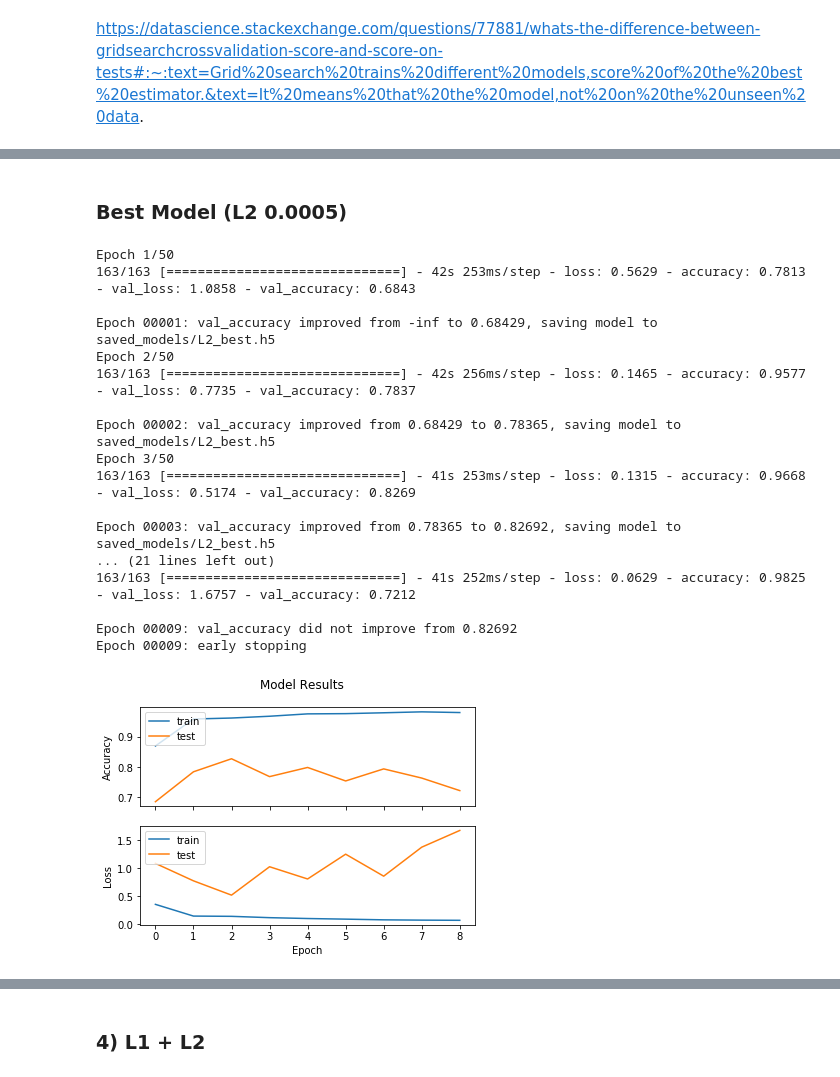
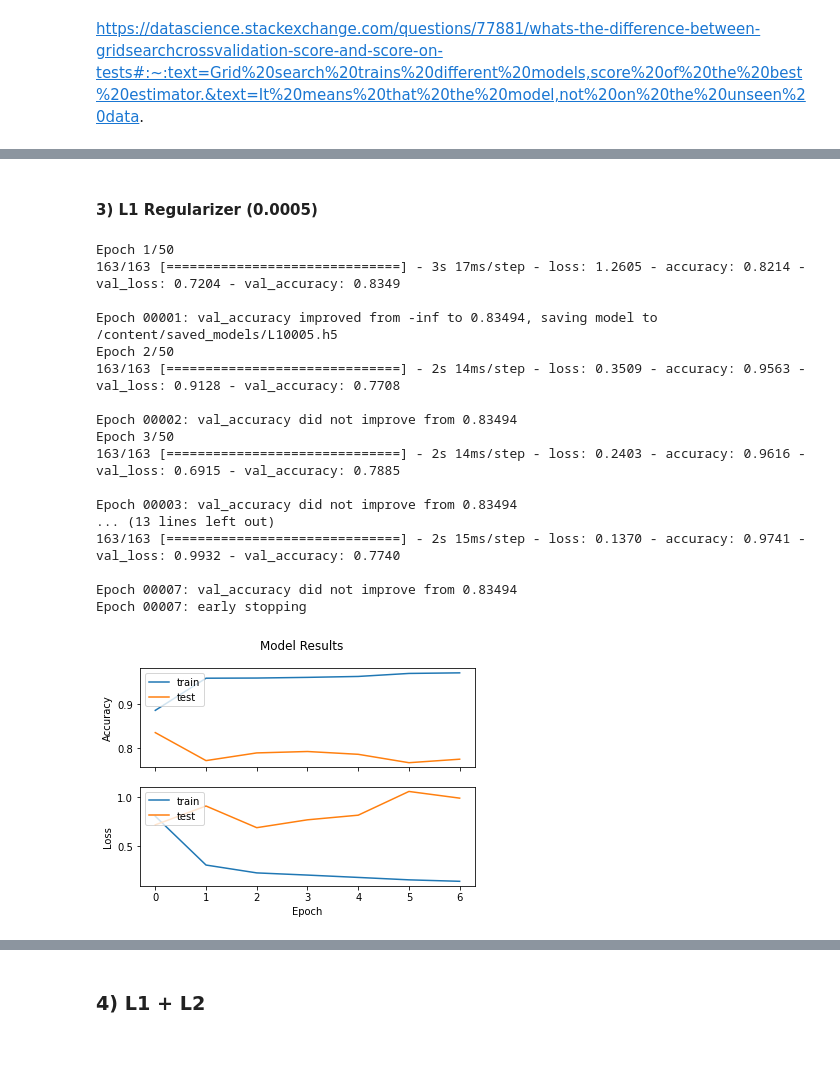
Before and after one commit to jingyunw/CNN_Image_Classification, a Jupyter notebook: Google_Colab_Pneumonia_Detection_Deep_Learning.ipynb, the cells around one changed output, grey strips where cells are left out. Saved outputs shown, nothing was run; the diff lists cells and outputs as text; code cells hidden in the pictures; blank space fills up the shorter version.

Commit message:
grid search w/ result, pretrained the best

```diff
--- a/Google_Colab_Pneumonia_Detection_Deep_Learning.ipynb
+++ b/Google_Colab_Pneumonia_Detection_Deep_Learning.ipynb
@@ -826,2 +724,2 @@ L1_grid_history.best_params_
 # %% [markdown]
-### Best Model (L2 0.0005)
+#### 3) L1 Regularizer (0.0005)
@@ -847,33 +726,34 @@ L2_best.compile(optimizer='adam',
+# %%
+L1_reg = L1_regularizer_model(0.0005)
 # %%
-es_L2_best = [EarlyStopping(monitor='val_accuracy', mode='max', verbose=1, patience=6),
-              ModelCheckpoint(filepath='saved_models/L2_best.h5',
-                         monitor='val_accuracy', mode='max', verbose=1, save_best_only=True)]
+mc_L1_reg = ModelCheckpoint(filepath='/content/saved_models/L1_reg.h5',
+                             monitor='val_accuracy', mode='max', verbose=1, save_best_only=True)
 # %%
-L2_best_history = L2_best.fit(X_train, y_train,
-                              epochs=50,
-                              batch_size=32,
-                              callbacks=es_L2_best,
-                              validation_data=(X_test, y_test))
+L1_reg_history = L1_reg.fit(X_train, y_train,
+                            epochs=50,
+                            batch_size=32,
+                            callbacks=[es, mc_L1_reg],
+                            validation_data=(X_test, y_test))
 # %% [output]
 Epoch 1/50
-163/163 [==============================] - 42s 253ms/step - loss: 0.5629 - accuracy: 0.7813 - val_loss: 1.0858 - val_accuracy: 0.6843
+163/163 [==============================] - 3s 17ms/step - loss: 1.2605 - accuracy: 0.8214 - val_loss: 0.7204 - val_accuracy: 0.8349
 
-Epoch 00001: val_accuracy improved from -inf to 0.68429, saving model to saved_models/L2_best.h5
+Epoch 00001: val_accuracy improved from -inf to 0.83494, saving model to /content/saved_models/L10005.h5
 Epoch 2/50
-163/163 [==============================] - 42s 256ms/step - loss: 0.1465 - accuracy: 0.9577 - val_loss: 0.7735 - val_accuracy: 0.7837
+163/163 [==============================] - 2s 14ms/step - loss: 0.3509 - accuracy: 0.9563 - val_loss: 0.9128 - val_accuracy: 0.7708
 
-Epoch 00002: val_accuracy improved from 0.68429 to 0.78365, saving model to saved_models/L2_best.h5
+Epoch 00002: val_accuracy did not improve from 0.83494
 Epoch 3/50
-163/163 [==============================] - 41s 253ms/step - loss: 0.1315 - accuracy: 0.9668 - val_loss: 0.5174 - val_accuracy: 0.8269
+163/163 [==============================] - 2s 14ms/step - loss: 0.2403 - accuracy: 0.9616 - val_loss: 0.6915 - val_accuracy: 0.7885
 
-Epoch 00003: val_accuracy improved from 0.78365 to 0.82692, saving model to saved_models/L2_best.h5
-... (21 lines left out)
-163/163 [==============================] - 41s 252ms/step - loss: 0.0629 - accuracy: 0.9825 - val_loss: 1.6757 - val_accuracy: 0.7212
+Epoch 00003: val_accuracy did not improve from 0.83494
+... (13 lines left out)
+163/163 [==============================] - 2s 15ms/step - loss: 0.1370 - accuracy: 0.9741 - val_loss: 0.9932 - val_accuracy: 0.7740
 
-Epoch 00009: val_accuracy did not improve from 0.82692
-Epoch 00009: early stopping
+Epoch 00007: val_accuracy did not improve from 0.83494
+Epoch 00007: early stopping
 # %%
-visualize_training_results(L2_best_history)
+visualize_training_results(L1_reg_history)
 # %% [output]
-[figure, old version]
+[figure, new version]
 # %%
```
Also changed, not shown: parts of 102 cells of this notebook.
